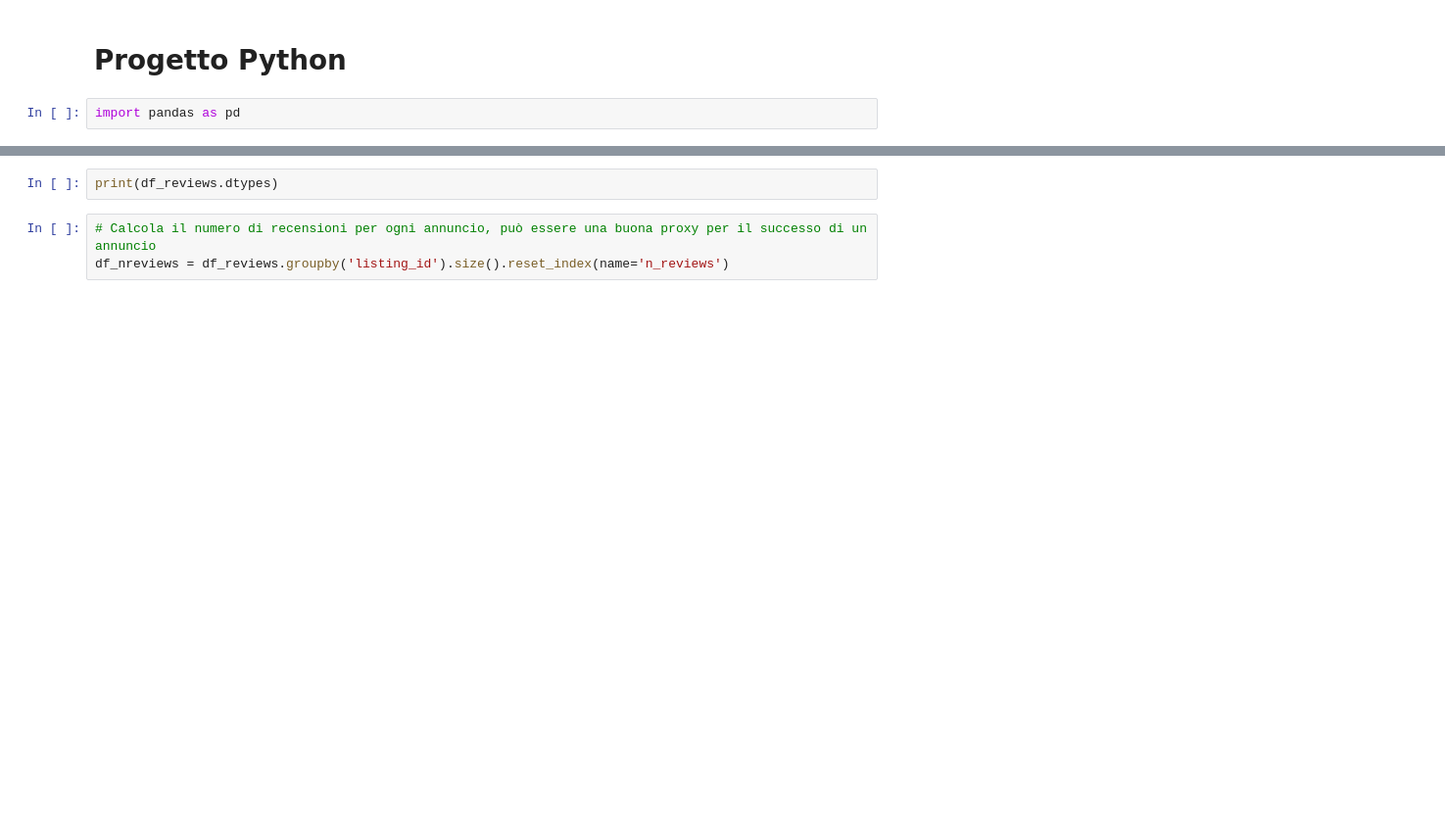
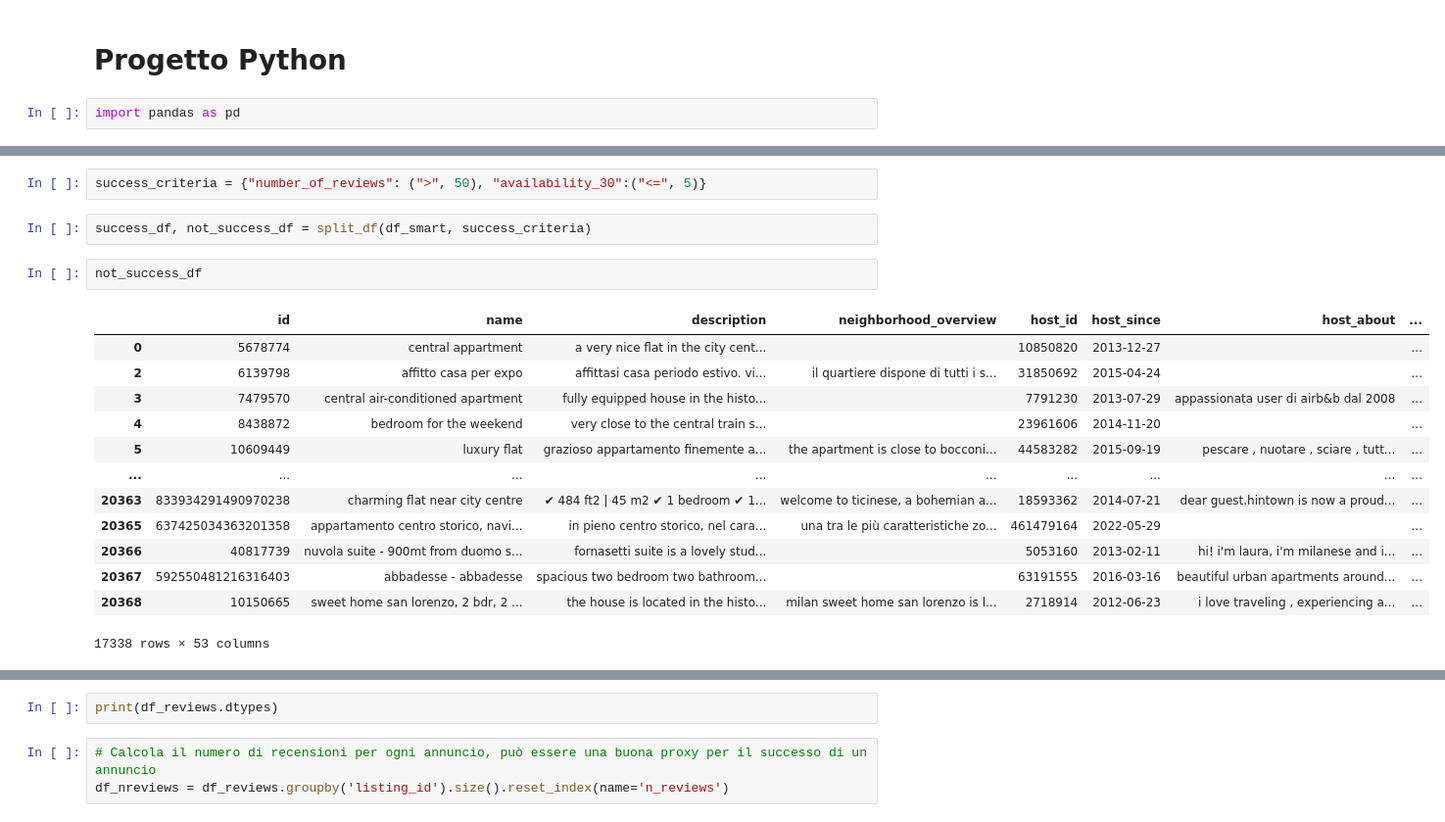
Before and after one commit to Ivanoco27/Progetto-Python, a Jupyter notebook: Progetto Python.ipynb, the cells around one changed output, grey strips where cells are left out. Shown: that part at 98% size. Drawn from its saved outputs; the diff is of its cells as text; blank space fills up the shorter version.

```diff
--- a/Progetto Python.ipynb
+++ b/Progetto Python.ipynb
@@ -36,0 +388,20 @@ df_reviews = pd.read_csv('/Users/ivano/Documents/reviews.csv')
+# %%
+success_criteria = {"number_of_reviews": (">", 50), "availability_30":("<=", 5)}
+# %%
+success_df, not_success_df = split_df(df_smart, success_criteria)
+# %%
+not_success_df
+# %% [output]
+|  | id | name | description | neighborhood_overview | host_id | host_since | host_about | ... |
+| 0 | 5678774 | central appartment | a very nice flat in the city cent... |  | 10850820 | 2013-12-27 |  | ... |
+| 2 | 6139798 | affitto casa per expo | affittasi casa periodo estivo. vi... | il quartiere dispone di tutti i s... | 31850692 | 2015-04-24 |  | ... |
+| 3 | 7479570 | central air-conditioned apartment | fully equipped house in the histo... |  | 7791230 | 2013-07-29 | appassionata user di airb&b dal 2008 | ... |
+| 4 | 8438872 | bedroom for the weekend | very close to the central train s... |  | 23961606 | 2014-11-20 |  | ... |
+| 5 | 10609449 | luxury flat | grazioso appartamento finemente a... | the apartment is close to bocconi... | 44583282 | 2015-09-19 | pescare , nuotare , sciare , tutt... | ... |
+| ... | ... | ... | ... | ... | ... | ... | ... | ... |
+| 20363 | 833934291490970238 | charming flat near city centre | ✔ 484 ft2 | 45 m2 ✔ 1 bedroom ✔ 1... | welcome to ticinese, a bohemian a... | 18593362 | 2014-07-21 | dear guest.hintown is now a proud... | ... |
+| 20365 | 637425034363201358 | appartamento centro storico, navi... | in pieno centro storico, nel cara... | una tra le più caratteristiche zo... | 461479164 | 2022-05-29 |  | ... |
+| 20366 | 40817739 | nuvola suite - 900mt from duomo s... | fornasetti suite is a lovely stud... |  | 5053160 | 2013-02-11 | hi! i'm laura, i'm milanese and i... | ... |
+| 20367 | 592550481216316403 | abbadesse - abbadesse | spacious two bedroom two bathroom... |  | 63191555 | 2016-03-16 | beautiful urban apartments around... | ... |
+| 20368 | 10150665 | sweet home san lorenzo, 2 bdr, 2 ... | the house is located in the histo... | milan sweet home san lorenzo is l... | 2718914 | 2012-06-23 | i love traveling , experiencing a... | ... |
+17338 rows × 53 columns
```
Also changed, not shown: parts of 182 cells of this notebook.
